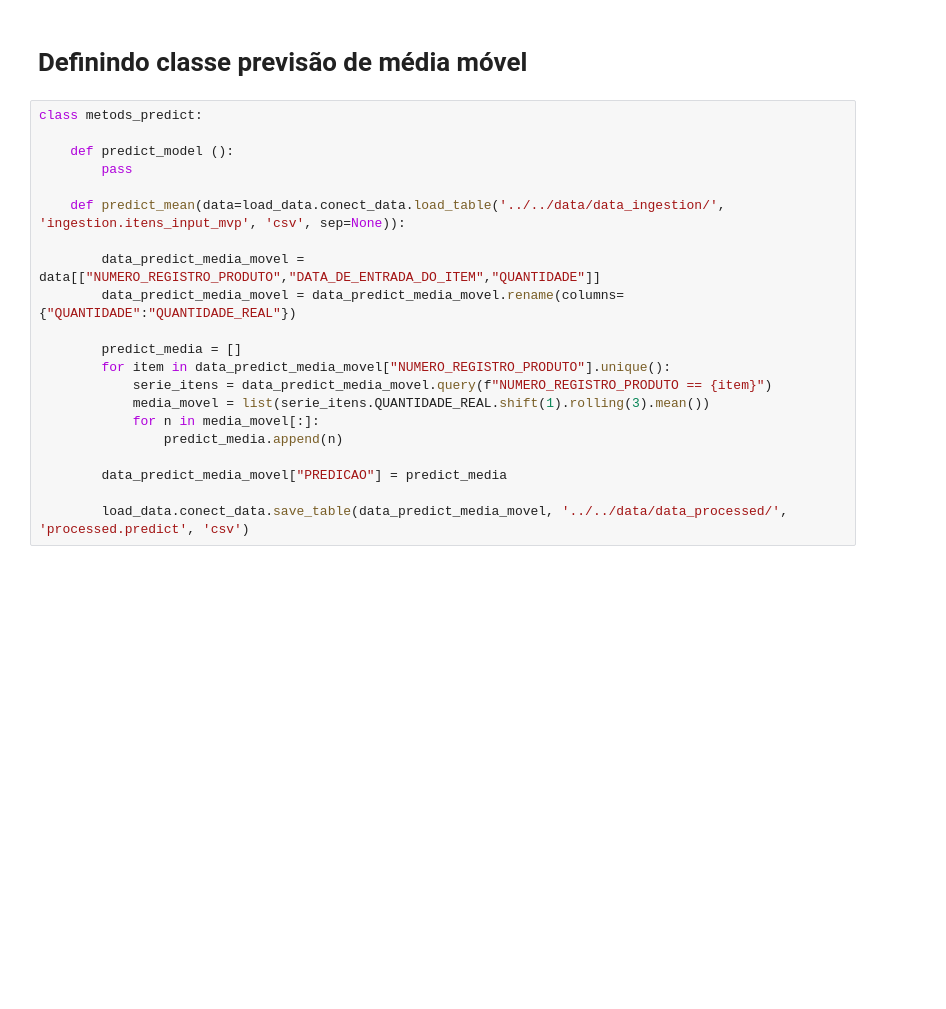
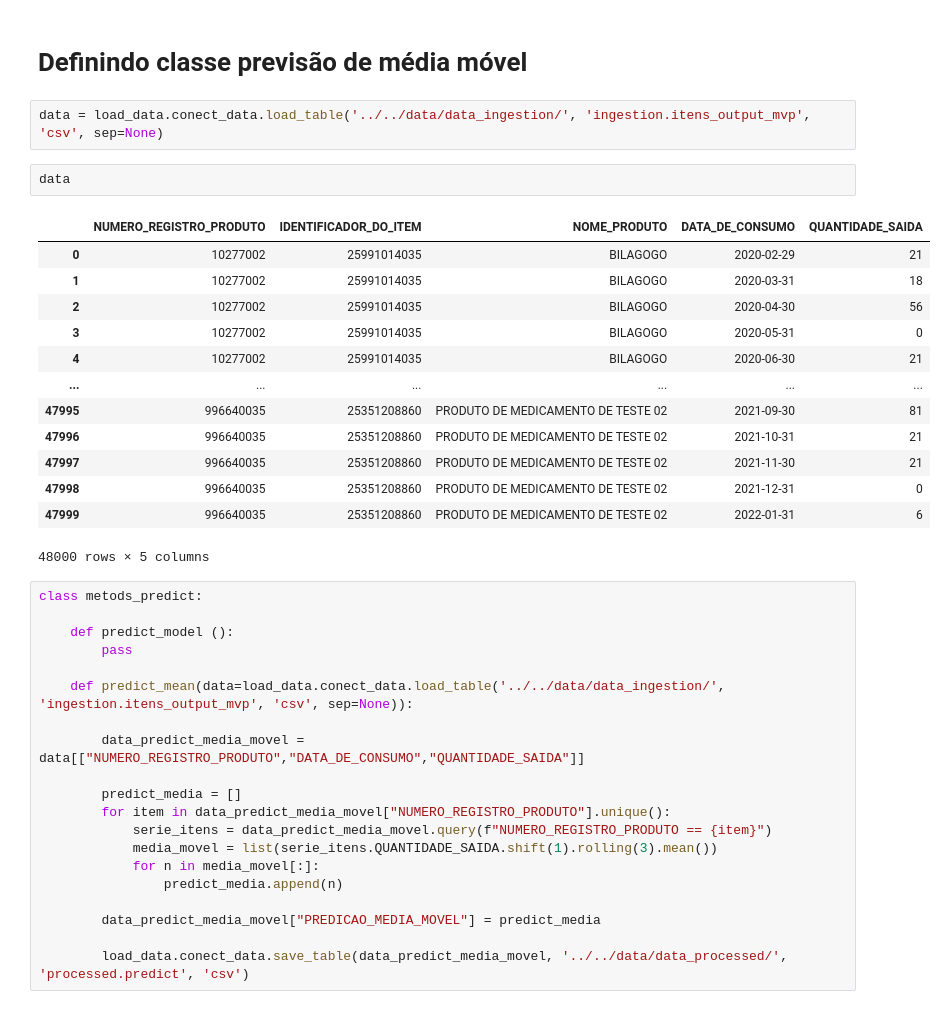
Before and after one commit to tonylincon1/MVP-Predict-Stock, a Jupyter notebook: src/notebooks_test/testing_predict_mean.ipynb, the cells around one changed output. Drawn from its saved outputs; the diff is of its cells as text; blank space fills up the shorter version.

```diff
--- a/src/notebooks_test/testing_predict_mean.ipynb
+++ b/src/notebooks_test/testing_predict_mean.ipynb
@@ -53,24 +101,41 @@ mean_absolute_error(data_predict_media_movel.query("NUMERO_REGISTRO_PRODUTO == 1
 # %% [markdown]
 # Definindo classe previsão de média móvel
+# %%
+data = load_data.conect_data.load_table('../../data/data_ingestion/', 'ingestion.itens_output_mvp', 'csv', sep=None)
+# %%
+data
+# %% [output]
+|  | NUMERO_REGISTRO_PRODUTO | IDENTIFICADOR_DO_ITEM | NOME_PRODUTO | DATA_DE_CONSUMO | QUANTIDADE_SAIDA |
+| 0 | 10277002 | 25991014035 | BILAGOGO | 2020-02-29 | 21 |
+| 1 | 10277002 | 25991014035 | BILAGOGO | 2020-03-31 | 18 |
+| 2 | 10277002 | 25991014035 | BILAGOGO | 2020-04-30 | 56 |
+| 3 | 10277002 | 25991014035 | BILAGOGO | 2020-05-31 | 0 |
+| 4 | 10277002 | 25991014035 | BILAGOGO | 2020-06-30 | 21 |
+| ... | ... | ... | ... | ... | ... |
+| 47995 | 996640035 | 25351208860 | PRODUTO DE MEDICAMENTO DE TESTE 02 | 2021-09-30 | 81 |
+| 47996 | 996640035 | 25351208860 | PRODUTO DE MEDICAMENTO DE TESTE 02 | 2021-10-31 | 21 |
+| 47997 | 996640035 | 25351208860 | PRODUTO DE MEDICAMENTO DE TESTE 02 | 2021-11-30 | 21 |
+| 47998 | 996640035 | 25351208860 | PRODUTO DE MEDICAMENTO DE TESTE 02 | 2021-12-31 | 0 |
+| 47999 | 996640035 | 25351208860 | PRODUTO DE MEDICAMENTO DE TESTE 02 | 2022-01-31 | 6 |
+48000 rows × 5 columns
 # %%
 class metods_predict:
 
     def predict_model ():
         pass
 
-    def predict_mean(data=load_data.conect_data.load_table('../../data/data_ingestion/', 'ingestion.itens_input_mvp', 'csv', sep=None)):
+    def predict_mean(data=load_data.conect_data.load_table('../../data/data_ingestion/', 'ingestion.itens_output_mvp', 'csv', sep=None)):
 
-        data_predict_media_movel = data[["NUMERO_REGISTRO_PRODUTO","DATA_DE_ENTRADA_DO_ITEM","QUANTIDADE"]]
-        data_predict_media_movel = data_predict_media_movel.rename(columns={"QUANTIDADE":"QUANTIDADE_REAL"})
+        data_predict_media_movel = data[["NUMERO_REGISTRO_PRODUTO","DATA_DE_CONSUMO","QUANTIDADE_SAIDA"]]
 
         predict_media = []
         for item in data_predict_media_movel["NUMERO_REGISTRO_PRODUTO"].unique():
             serie_itens = data_predict_media_movel.query(f"NUMERO_REGISTRO_PRODUTO == {item}")
-            media_movel = list(serie_itens.QUANTIDADE_REAL.shift(1).rolling(3).mean())
+            media_movel = list(serie_itens.QUANTIDADE_SAIDA.shift(1).rolling(3).mean())
             for n in media_movel[:]:
                 predict_media.append(n)
 
-        data_predict_media_movel["PREDICAO"] = predict_media
+        data_predict_media_movel["PREDICAO_MEDIA_MOVEL"] = predict_media
 
         load_data.conect_data.save_table(data_predict_media_movel, '../../data/data_processed/', 'processed.predict', 'csv')
 # %%
```
Also changed, not shown: parts of 16 cells of this notebook, 18 other files.
